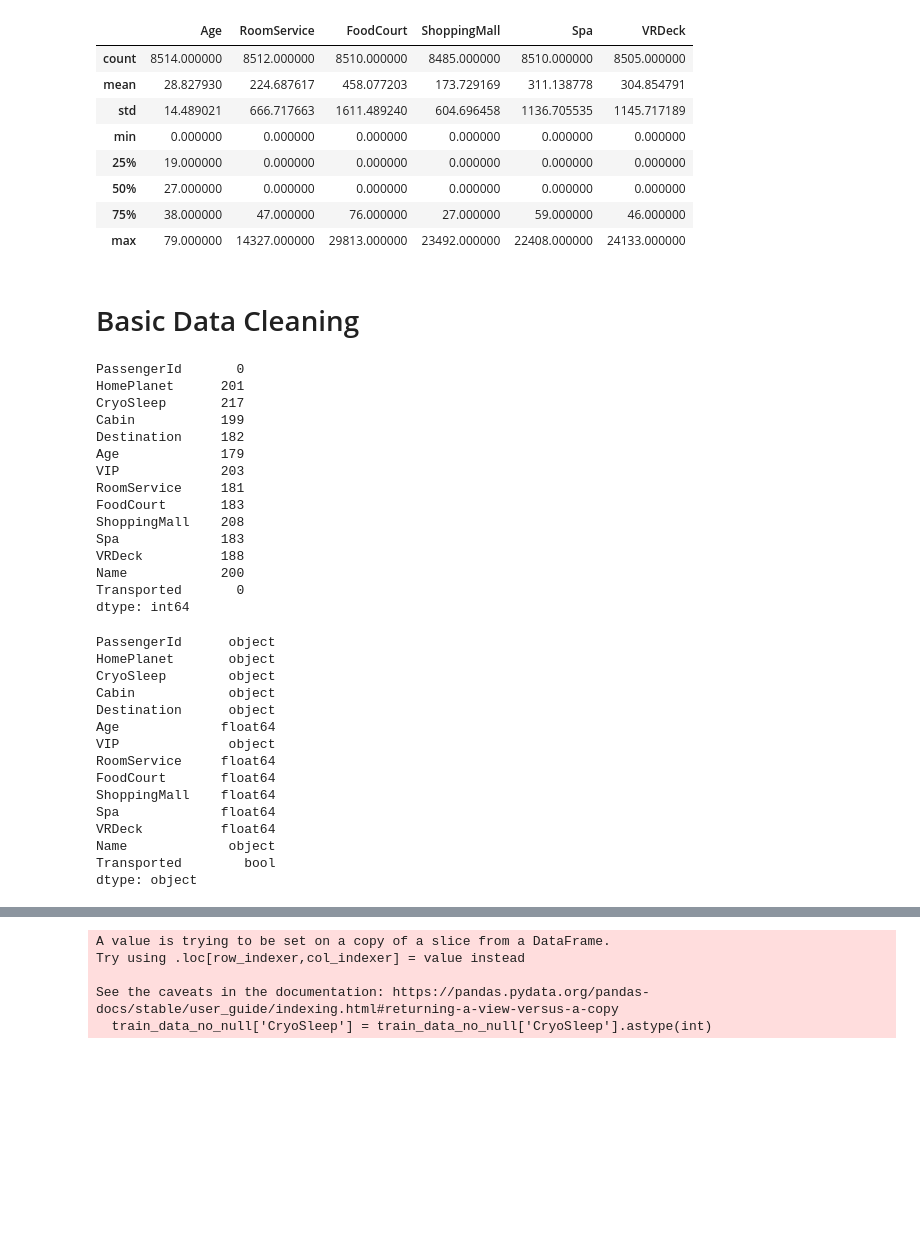
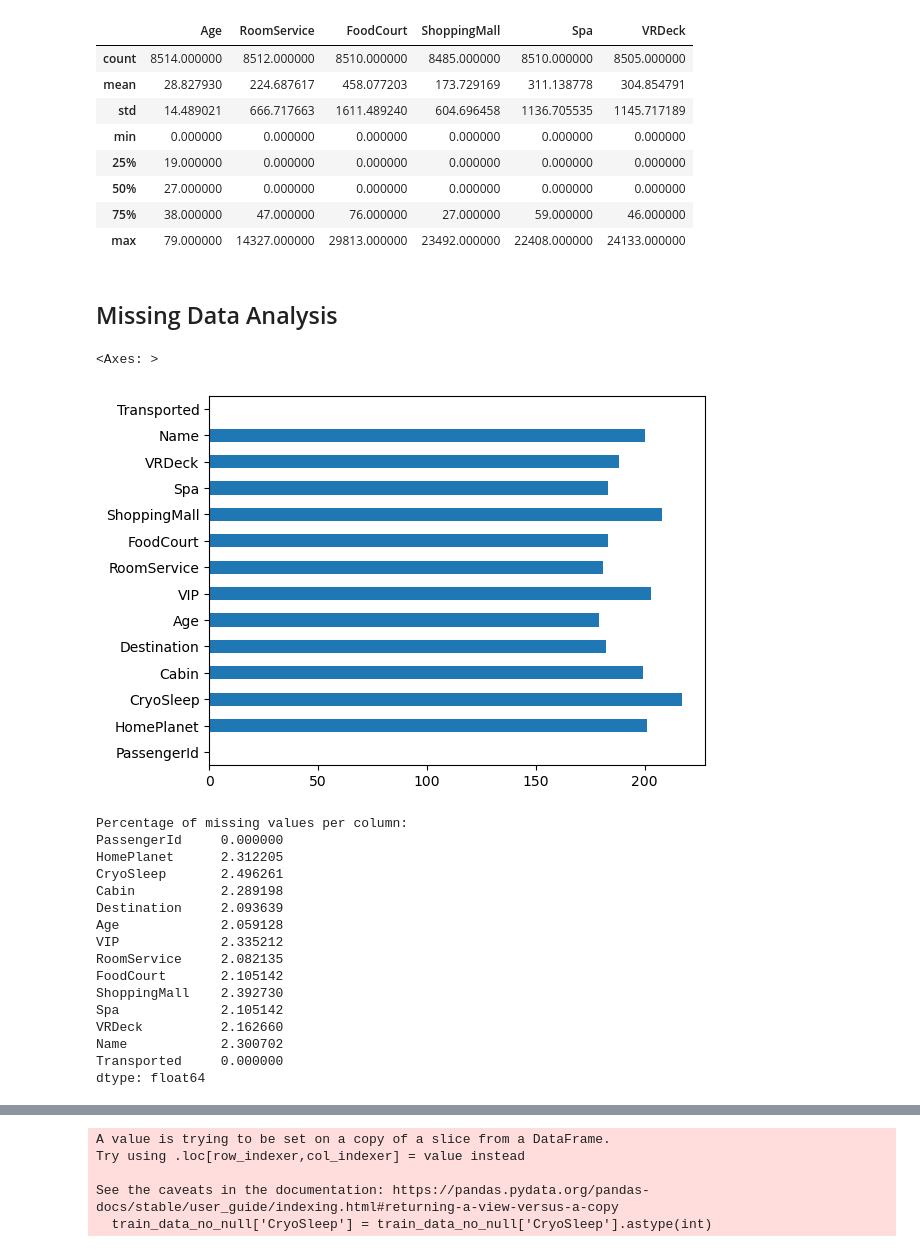
Before and after one commit to ryanliwag/kaggle_dump, a Jupyter notebook: space_titanic/EDA.ipynb, the cells around one changed output, grey strips where cells are left out. Saved outputs shown, nothing was run; the diff lists cells and outputs as text; code cells hidden in the pictures; blank space fills up the shorter version.

```diff
--- a/space_titanic/EDA.ipynb
+++ b/space_titanic/EDA.ipynb
@@ -20,41 +25,30 @@ train_data.describe()
 | 75% | 38.000000 | 47.000000 | 76.000000 | 27.000000 | 59.000000 | 46.000000 |
 | max | 79.000000 | 14327.000000 | 29813.000000 | 23492.000000 | 22408.000000 | 24133.000000 |
 # %% [markdown]
-# Basic Data Cleaning
+## Missing Data Analysis
-# %%
-# Null Values
-train_data.isna().sum()
-# %% [output]
-PassengerId       0
-HomePlanet      201
-CryoSleep       217
-Cabin           199
-Destination     182
-Age             179
-VIP             203
-RoomService     181
-FoodCourt       183
-ShoppingMall    208
-Spa             183
-VRDeck          188
-Name            200
-Transported       0
-dtype: int64
-# %%
-train_data.dtypes
-# %% [output]
-PassengerId      object
-HomePlanet       object
-CryoSleep        object
-Cabin            object
-Destination      object
-Age             float64
-VIP              object
-RoomService     float64
-FoodCourt       float64
-ShoppingMall    float64
-Spa             float64
-VRDeck          float64
-Name             object
-Transported        bool
-dtype: object
+# %%
+train_data.isna().sum().plot(kind='barh')
+# %% [output]
+<Axes: >
+[figure, added]
+# %%
+missing_values_percent = 100 * train_data.isnull().sum() / len(train_data)
+print("\nPercentage of missing values per column:")
+print(missing_values_percent)
+# %% [output]
+Percentage of missing values per column:
+PassengerId     0.000000
+HomePlanet      2.312205
+CryoSleep       2.496261
+Cabin           2.289198
+Destination     2.093639
+Age             2.059128
+VIP             2.335212
+RoomService     2.082135
+FoodCourt       2.105142
+ShoppingMall    2.392730
+Spa             2.105142
+VRDeck          2.162660
+Name            2.300702
+Transported     0.000000
+dtype: float64
```
Also changed, not shown: parts of 52 cells of this notebook, 1 other file.
